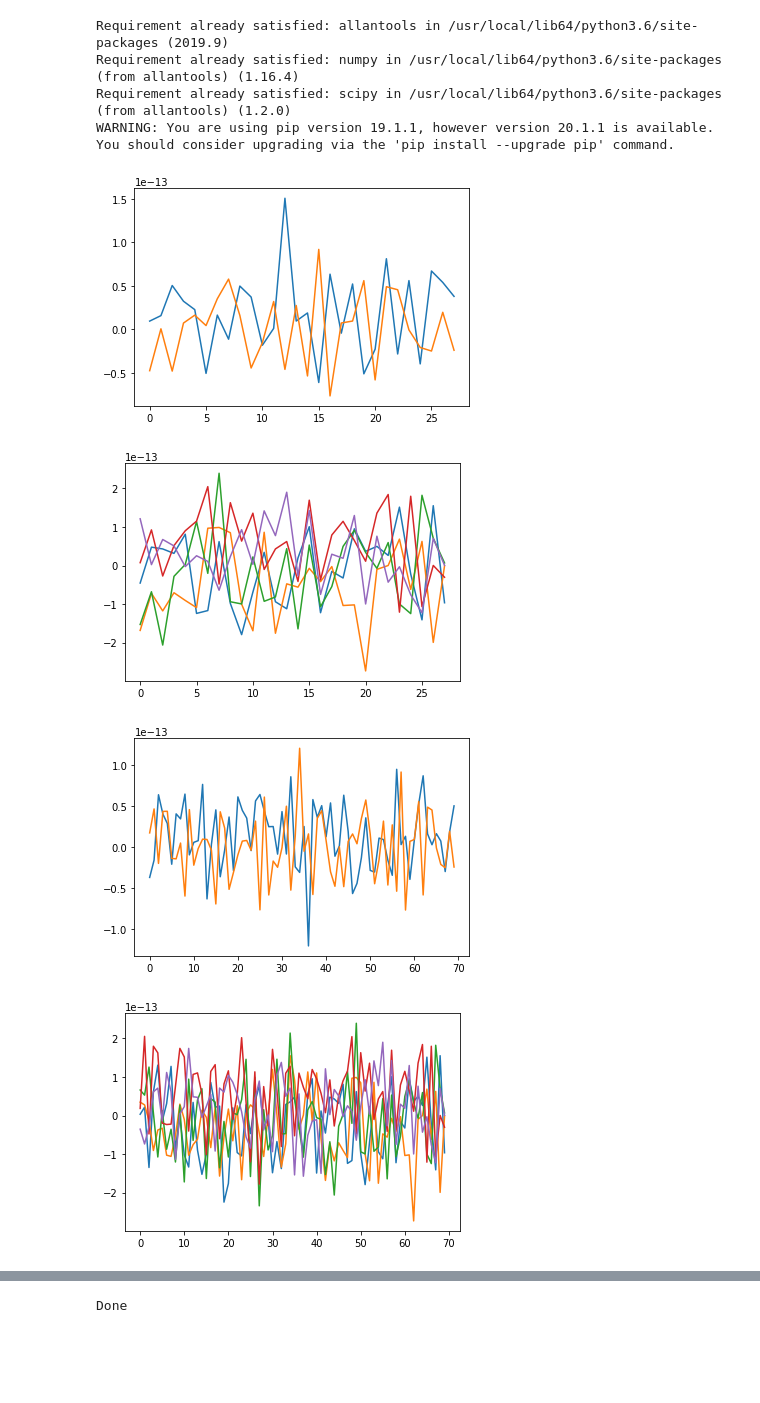
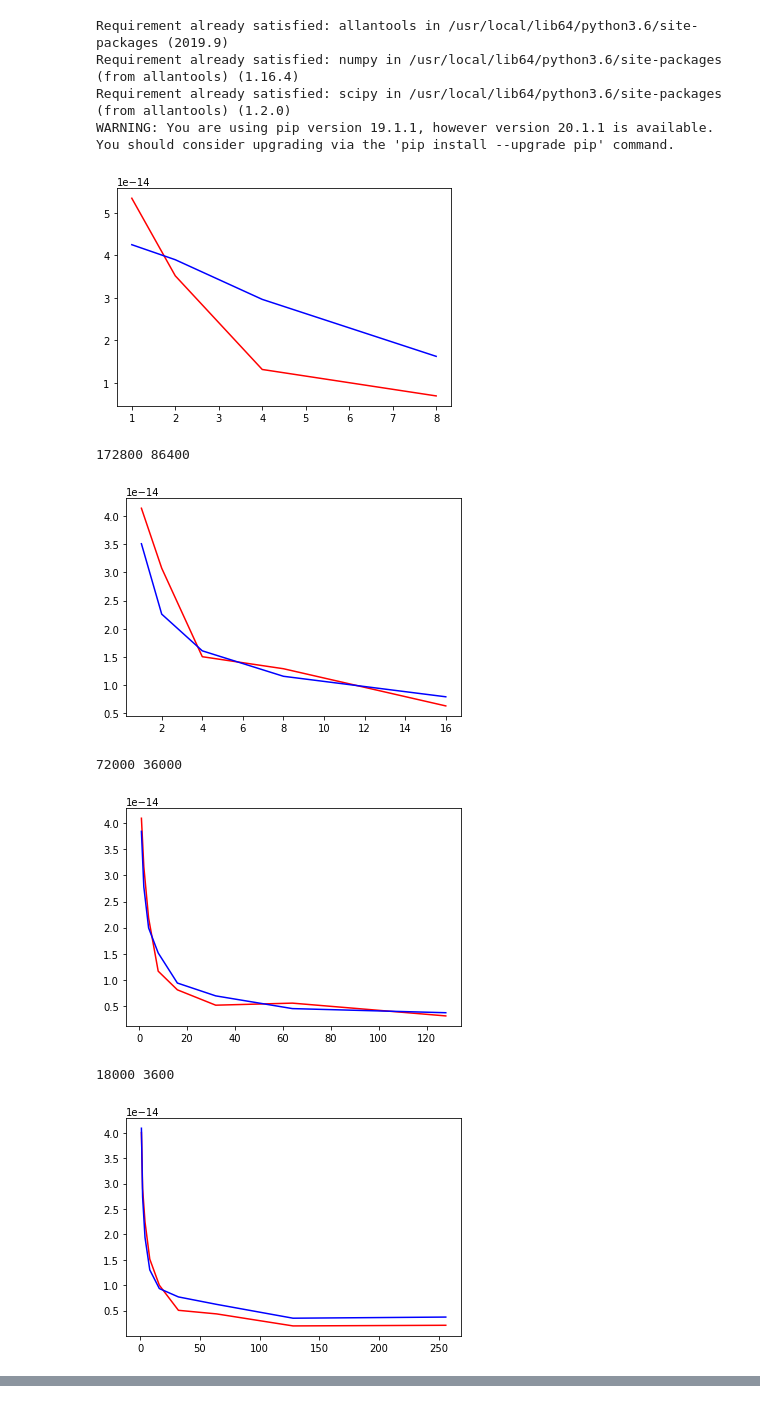
Before and after one commit to mochiliu3000/beamformer, a Jupyter notebook: Simulated MVB.ipynb, the cells around one changed output, grey strips where cells are left out. Cells and saved outputs as stored; diff of their text form; code cells hidden in the pictures; blank space fills up the shorter version.

Commit message:
Draw allan var

```diff
--- a/Simulated MVB.ipynb
+++ b/Simulated MVB.ipynb
@@ -42,17 +42,15 @@ if subset_size > clock_size:
 # %%
 window_step_list = [60*60*24, 60*60*10, 60*60, 60*30, 60*10, 60*5]
 amplify = [2, 2, 5, 5, 10, 10]
-# window_step_list = [60*60*10, 60*60*24]
-# amplify = [2, 2]
 window_size_list = [x*y for (x,y) in zip(window_step_list, amplify)]
 
 import sys
-savedStdout = sys.stdout
 regularization = True
 A = np.ones((clock_size - subset_size + 1, 1))
 
 # 0. For each (window_size, window_step) combination
 for window_size, window_step in zip(window_size_list, window_step_list):
+    savedStdout = sys.stdout
     if window_size > y_t.shape[0]:
         raise Exception('The window size should not be greater than the number of time points')
 
@@ -138,43 +136,44 @@ for window_size, window_step in zip(window_size_list, window_step_list):
         print("*** Mean clock estimation ***")
         print(real_clock_mean)
 
         print("*** Clock covariance matrix ***")
         print(np.cov(real_clock.T))
 
         print("*** Clock corr matrix ***")
         print(np.corrcoef(real_clock.T))
 
+        # 12. Calculate Allan variance
         fig = plt.figure(facecolor='white')
-        plt.plot(weighted_clock_estimation)
-        plt.plot(real_clock_mean)
-        plt.show()
 
-        fig = plt.figure(facecolor='white')
-        plt.plot(real_clock)
-        plt.show()
-
-        # 12. Calculate Allan variance
         print("*** Weighted clock's Allan Variance ***")
         (taus, adevs, errors, ns) = allantools.adev(data=weighted_clock_estimation, data_type='freq')
         print('taus - %s, adevs - %s' % (taus, adevs))
+        plt.plot(taus, adevs, color='red')
 
         print("*** Mean clock's Allan Variance ***")
         (taus, adevs, errors, ns) = allantools.adev(data=real_clock_mean, data_type='freq')
         print('taus - %s, adevs - %s' % (taus, adevs))
 
         print("*** Inverse variance weighted clock's Allan Variance ***")
         (taus, adevs, errors, ns) = allantools.adev(data=weighted_inverse_variance_estimation, data_type='freq')
         print('taus - %s, adevs - %s' % (taus, adevs))
+        plt.plot(taus, adevs, color='blue')
 
         print("*** Each clock's Allan Variance ***")
         for i in range(real_clock.shape[1]):
             (taus, adevs, errors, ns) = allantools.adev(data=real_clock[:,i], data_type='freq')
             print('taus - %s, adevs - %s' % (taus, adevs))
 
-sys.stdout = savedStdout
+        plt.show()
+        sys.stdout = savedStdout
+        print(window_size, window_step)
+
 print('Done')
 # %% [output]
-[figure, old version]
+[figure, new version]
+172800 86400
-[figure, old version]
+[figure, new version]
+72000 36000
-[figure, old version]
+[figure, new version]
+18000 3600
-[figure, old version]
+[figure, new version]
@@ -189 +181,0 @@ print('Done')
-Done
```
Also changed, not shown: parts of 1 cell of this notebook.
